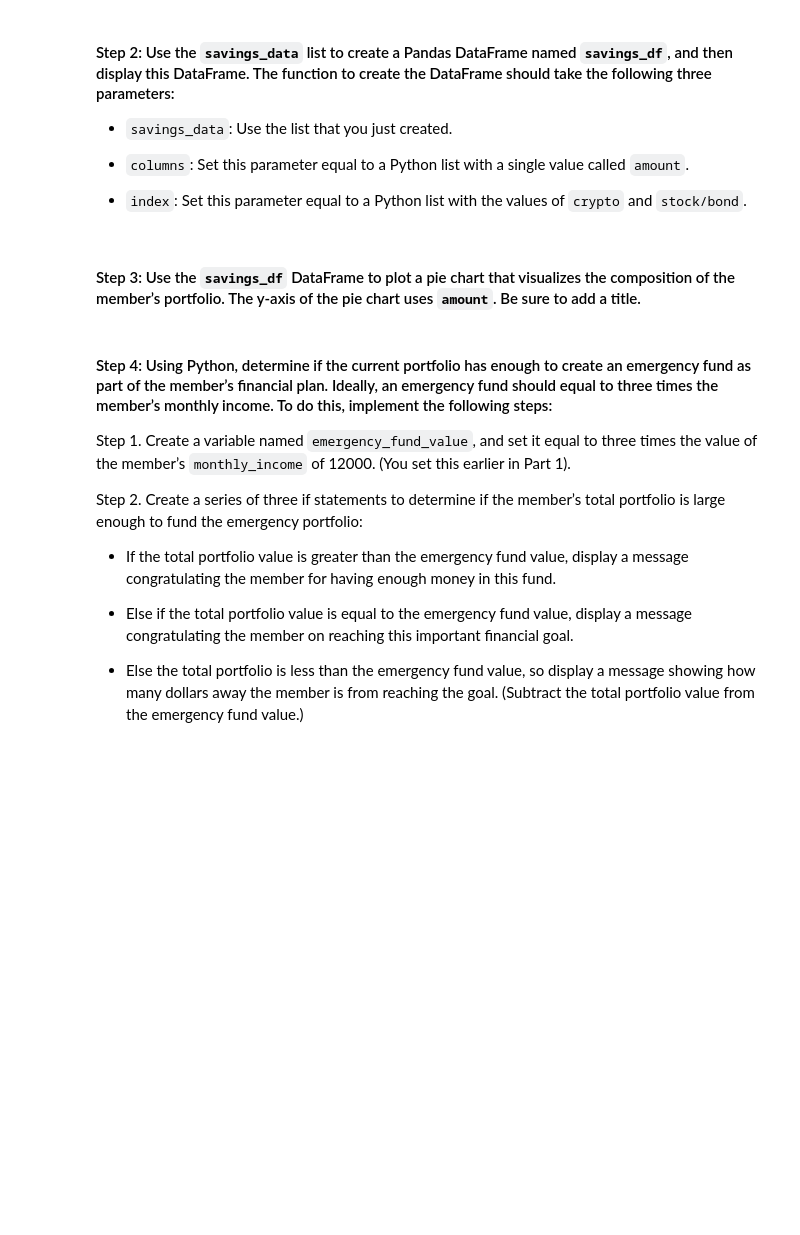
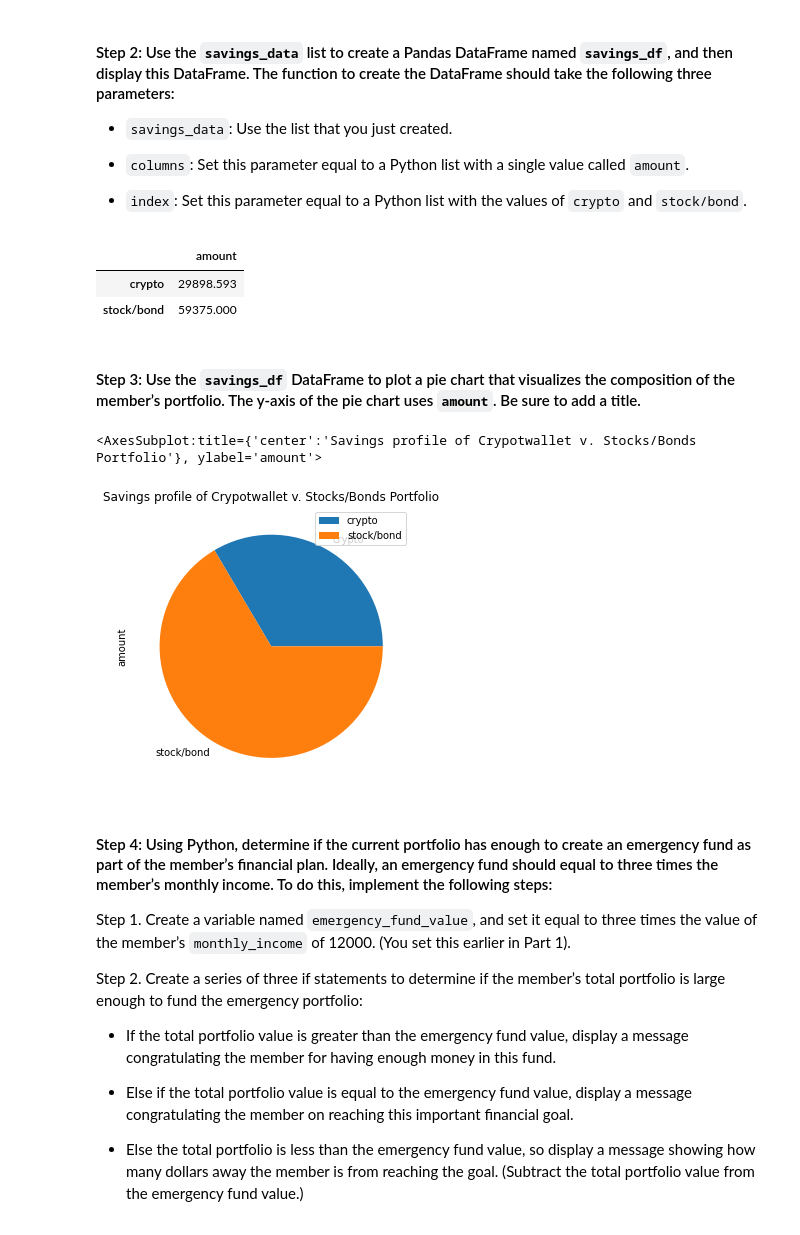
Before and after one commit to Arty-j/Financial_Planning_Tools, a Jupyter notebook: financial_planning_tools.ipynb, the cells around one changed output. Cells and saved outputs as stored; diff of their text form; code cells hidden in the pictures; blank space fills up the shorter version.

```diff
--- a/financial_planning_tools.ipynb
+++ b/financial_planning_tools.ipynb
@@ -340,7 +340,7 @@ In this section, you’ll use the valuations for the cryptocurrency wallet and f
 #### Step 1: Create a Python list named `savings_data` that has two elements. The first element contains the total value of the cryptocurrency wallet. The second element contains the total value of the stock and bond portions of the portfolio.
 # %%
 # Consolidate financial assets data into a Python list
-# YOUR CODE HERE
+savings_data = [total_crypto_wallet, total_stocks_bonds]
 
 # Review the Python list savings_data
-# YOUR CODE HERE
+savings_data
@@ -354,15 +356,22 @@ In this section, you’ll use the valuations for the cryptocurrency wallet and f
 - `index`: Set this parameter equal to a Python list with the values of `crypto` and `stock/bond`.
 # %%
 # Create a Pandas DataFrame called savings_df
-# YOUR CODE HERE
+savings_df = pd.DataFrame(savings_data, columns=["amount"], index=["crypto", "stock/bond"])
 
 # Display the savings_df DataFrame
-# YOUR CODE HERE
+savings_df
+# %% [output]
+|  | amount |
+| crypto | 29898.593 |
+| stock/bond | 59375.000 |
 # %% [markdown]
 #### Step 3: Use the `savings_df` DataFrame to plot a pie chart that visualizes the composition of the member’s portfolio. The y-axis of the pie chart uses `amount`. Be sure to add a title.
 # %%
 # Plot the total value of the member's portfolio (crypto and stock/bond) in a pie chart
-# YOUR CODE HERE
+savings_df.plot.pie(y="amount", figsize=(5,7), title="Savings profile of Crypotwallet v. Stocks/Bonds Portfolio")
+# %% [output]
+<AxesSubplot:title={'center':'Savings profile of Crypotwallet v. Stocks/Bonds Portfolio'}, ylabel='amount'>
+[figure, added]
 # %% [markdown]
 #### Step 4: Using Python, determine if the current portfolio has enough to create an emergency fund as part of the member’s financial plan. Ideally, an emergency fund should equal to three times the member’s monthly income. To do this, implement the following steps:
 
```
Also changed, not shown: parts of 11 cells of this notebook.
